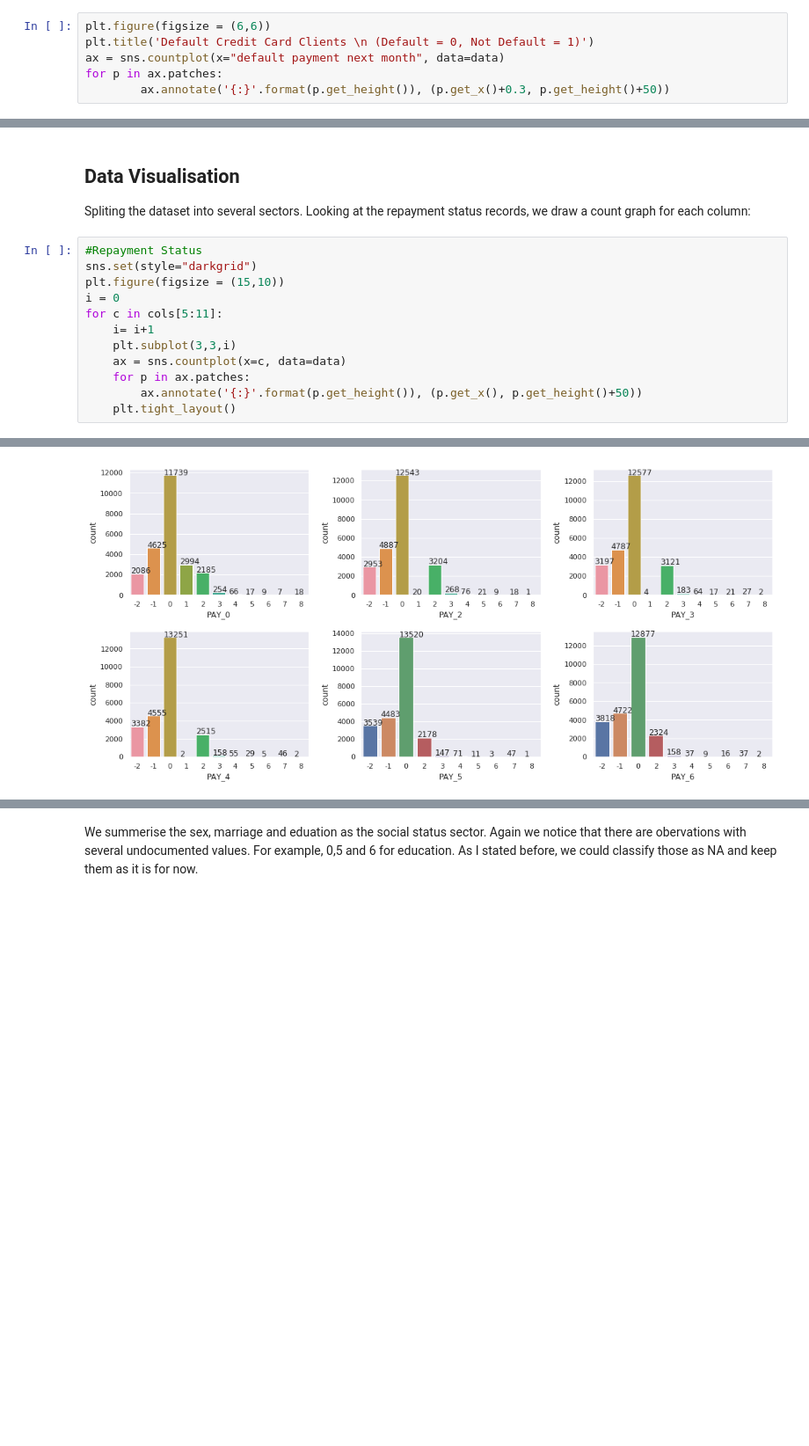
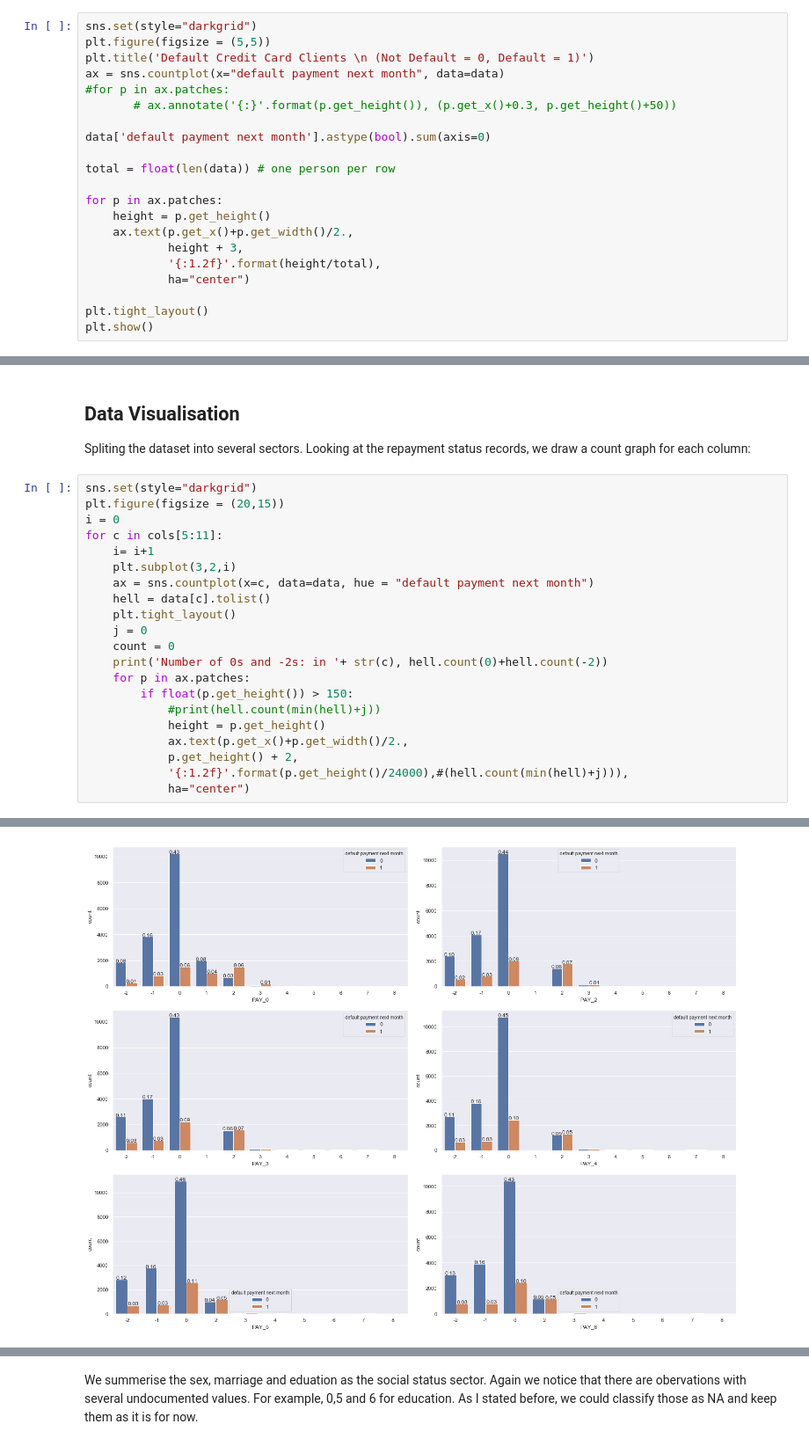
Before and after one commit to AbhinathK/CreditCardML, a Jupyter notebook: CreditCardData.ipynb, the cells around one changed output, grey strips where cells are left out. Shown at 88% size. Saved outputs shown, nothing was run; the diff lists cells and outputs as text; blank space fills up the shorter version.

```diff
--- a/CreditCardData.ipynb
+++ b/CreditCardData.ipynb
@@ -115,9 +98,24 @@ print(data[cols])
 # %% [markdown]
 We see that the values regarding amounts of money are heavily skewed to the left hand side. We can try and elimate this by transforming these features later on.
 # %%
-plt.figure(figsize = (6,6))
-plt.title('Default Credit Card Clients \n (Default = 0, Not Default = 1)')
+sns.set(style="darkgrid")
+plt.figure(figsize = (5,5))
+plt.title('Default Credit Card Clients \n (Not Default = 0, Default = 1)')
 ax = sns.countplot(x="default payment next month", data=data)
+#for p in ax.patches:
+       # ax.annotate('{:}'.format(p.get_height()), (p.get_x()+0.3, p.get_height()+50))
+
+data['default payment next month'].astype(bool).sum(axis=0)
+
+total = float(len(data)) # one person per row
+
 for p in ax.patches:
-        ax.annotate('{:}'.format(p.get_height()), (p.get_x()+0.3, p.get_height()+50))
+    height = p.get_height()
+    ax.text(p.get_x()+p.get_width()/2.,
+            height + 3,
+            '{:1.2f}'.format(height/total),
+            ha="center")
+
+plt.tight_layout()
+plt.show()
 # %% [output]
@@ -152,15 +150,24 @@ It looks like that the majority class classifier would perform best on this set
 
 Spliting the dataset into several sectors. Looking at the repayment status records, we draw a count graph for each column:
 # %%
-#Repayment Status
 sns.set(style="darkgrid")
-plt.figure(figsize = (15,10))
+plt.figure(figsize = (20,15))
 i = 0
 for c in cols[5:11]:
     i= i+1
-    plt.subplot(3,3,i)
-    ax = sns.countplot(x=c, data=data)
+    plt.subplot(3,2,i)
+    ax = sns.countplot(x=c, data=data, hue = "default payment next month")
+    hell = data[c].tolist()
+    plt.tight_layout()
+    j = 0
+    count = 0
+    print('Number of 0s and -2s: in '+ str(c), hell.count(0)+hell.count(-2))
     for p in ax.patches:
-        ax.annotate('{:}'.format(p.get_height()), (p.get_x(), p.get_height()+50))
-    plt.tight_layout()
+        if float(p.get_height()) > 150:
+            #print(hell.count(min(hell)+j))
+            height = p.get_height()
+            ax.text(p.get_x()+p.get_width()/2.,
+            p.get_height() + 2,
+            '{:1.2f}'.format(p.get_height()/24000),#(hell.count(min(hell)+j))),
+            ha="center")
 # %% [output]
@@ -167,2 +180,2 @@ for c in cols[5:11]:
-[figure, old version]
+[figure, new version]
 # %% [markdown]
```
Also changed, not shown: parts of 36 cells of this notebook.
